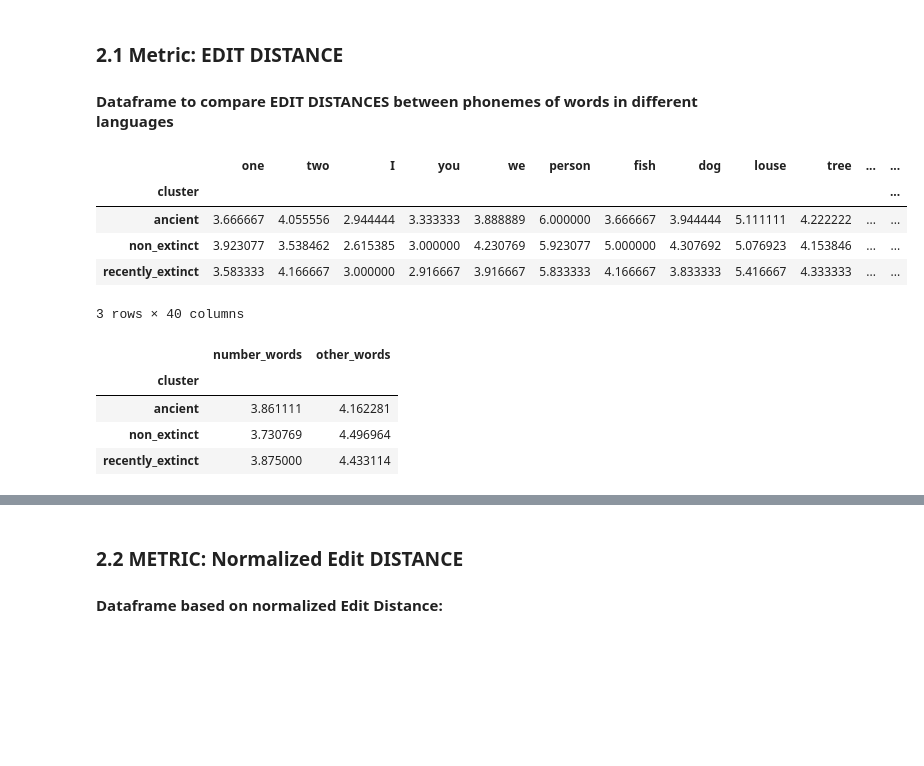
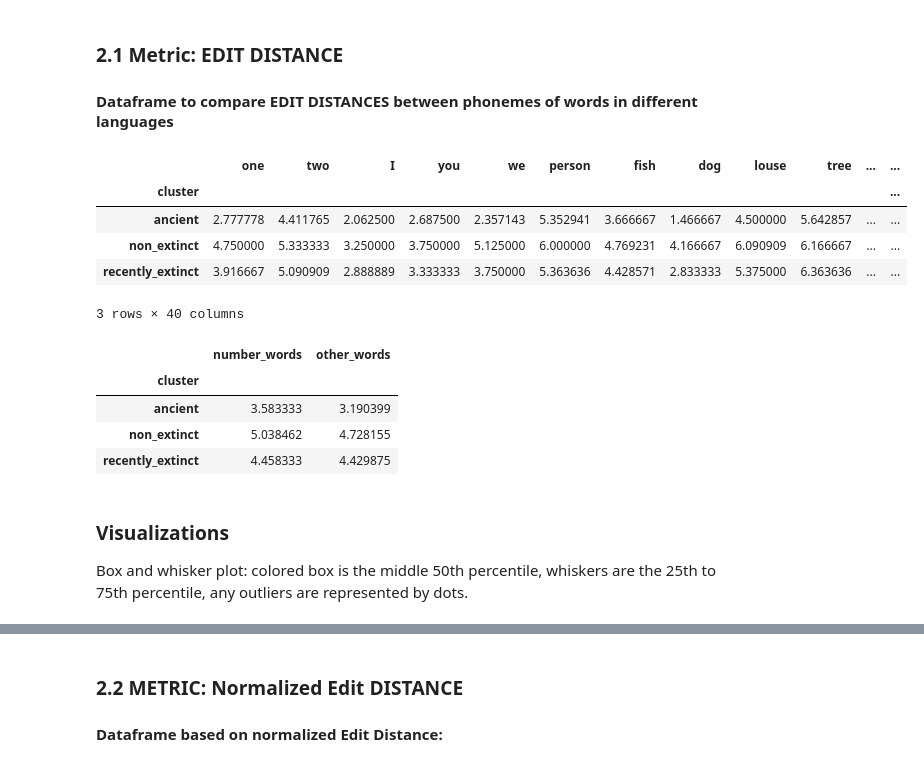
Before and after one commit to sidsvash26/history_of_number_words, a Jupyter notebook: Project_2_History_of_Number_words.ipynb, the cells around one changed output, grey strips where cells are left out. Drawn from its saved outputs; the diff is of its cells as text; code cells hidden in the pictures; blank space fills up the shorter version.

```diff
--- a/Project_2_History_of_Number_words.ipynb
+++ b/Project_2_History_of_Number_words.ipynb
@@ -376,7 +421,7 @@ df = pd.DataFrame(columns = words, index = index_adv, dtype=float)
 for (lang, cluster) in all_langs:
     for word in words:
         try:
-            df.loc[(lang, cluster),word] = similarity_metric('nedit_d', 'ENGLISH', lang, word)
+            df.loc[(lang, cluster),word] = similarity_metric('nedit_d', 'OLD_ENGLISH', lang, word)
         except:
             pass   #for words not found in a particular language
 
@@ -516,26 +646,26 @@ index_adv = pd.MultiIndex.from_tuples(all_langs, names=['language', 'cluster'])
 # %%
 #Create an empty dataframe with columns as words and multi index (language, cluster)
 df = pd.DataFrame(columns = words, index = index_adv, dtype=float)
 
 #Evaluate metrics for each pair of language
 for (lang, cluster) in all_langs:
     for word in words:
         try:
-            df.loc[(lang, cluster),word] = similarity_metric('edit_d', 'ENGLISH', lang, word)
+            df.loc[(lang, cluster),word] = similarity_metric('edit_d', 'CLASSICAL_ARABIC', lang, word)
         except:
             pass   #for words not found in a particular language
 
 #Missing Value imputations by Median
-df.fillna(df.median(), inplace=True)
+#df.fillna(df.median(), inplace=True)
 
 #Mean Grouping by clsuters
 df.groupby(level=['cluster']).mean()
 # %% [output]
 |  | one | two | I | you | we | person | fish | dog | louse | tree | ... | ... |
 | cluster |  |  |  |  |  |  |  |  |  |  |  | ... |
-| ancient | 3.666667 | 4.055556 | 2.944444 | 3.333333 | 3.888889 | 6.000000 | 3.666667 | 3.944444 | 5.111111 | 4.222222 | ... | ... |
-| non_extinct | 3.923077 | 3.538462 | 2.615385 | 3.000000 | 4.230769 | 5.923077 | 5.000000 | 4.307692 | 5.076923 | 4.153846 | ... | ... |
-| recently_extinct | 3.583333 | 4.166667 | 3.000000 | 2.916667 | 3.916667 | 5.833333 | 4.166667 | 3.833333 | 5.416667 | 4.333333 | ... | ... |
+| ancient | 2.777778 | 4.411765 | 2.062500 | 2.687500 | 2.357143 | 5.352941 | 3.666667 | 1.466667 | 4.500000 | 5.642857 | ... | ... |
+| non_extinct | 4.750000 | 5.333333 | 3.250000 | 3.750000 | 5.125000 | 6.000000 | 4.769231 | 4.166667 | 6.090909 | 6.166667 | ... | ... |
+| recently_extinct | 3.916667 | 5.090909 | 2.888889 | 3.333333 | 3.750000 | 5.363636 | 4.428571 | 2.833333 | 5.375000 | 6.363636 | ... | ... |
 3 rows × 40 columns
 # %%
 number_words = list(df.columns[:2])
@@ -548,6 +678,9 @@ df[['number_words', 'other_words']].groupby(level=['cluster']).mean()
 # %% [output]
 |  | number_words | other_words |
 | cluster |  |  |
-| ancient | 3.861111 | 4.162281 |
-| non_extinct | 3.730769 | 4.496964 |
-| recently_extinct | 3.875000 | 4.433114 |
+| ancient | 3.583333 | 3.190399 |
+| non_extinct | 5.038462 | 4.728155 |
+| recently_extinct | 4.458333 | 4.429875 |
+# %% [markdown]
+### Visualizations
+Box and whisker plot: colored box is the middle 50th percentile, whiskers are the 25th to 75th percentile, any outliers are represented by dots.
```
Also changed, not shown: parts of 66 cells of this notebook.
